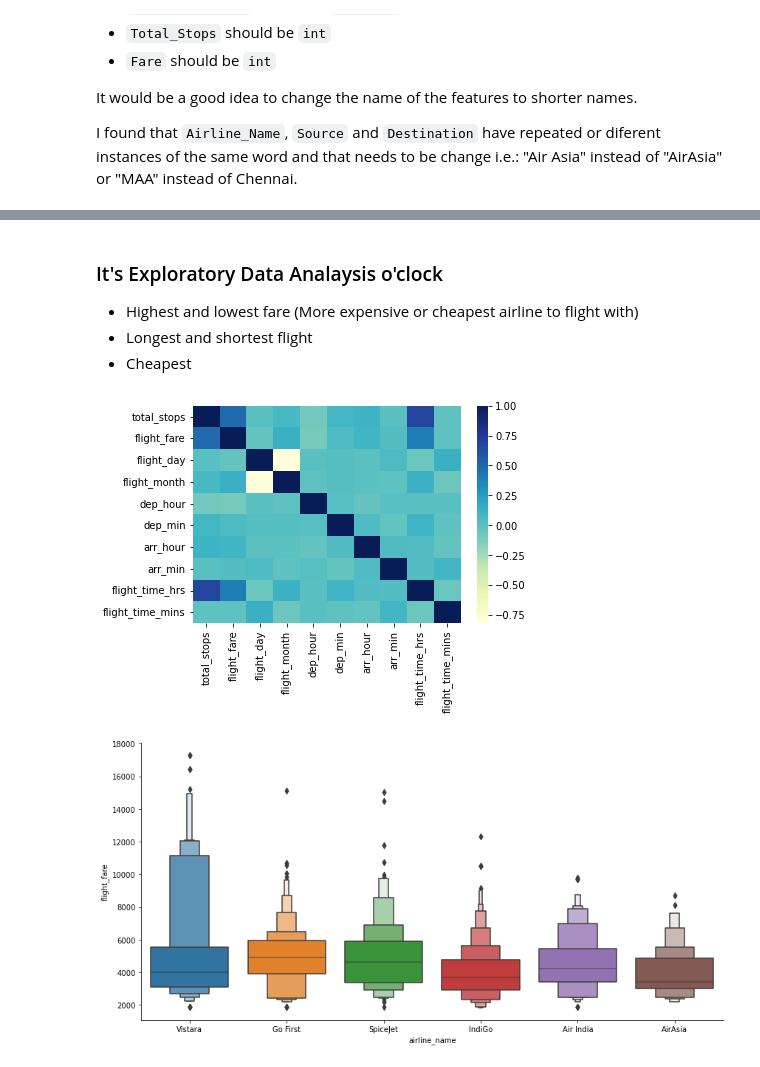
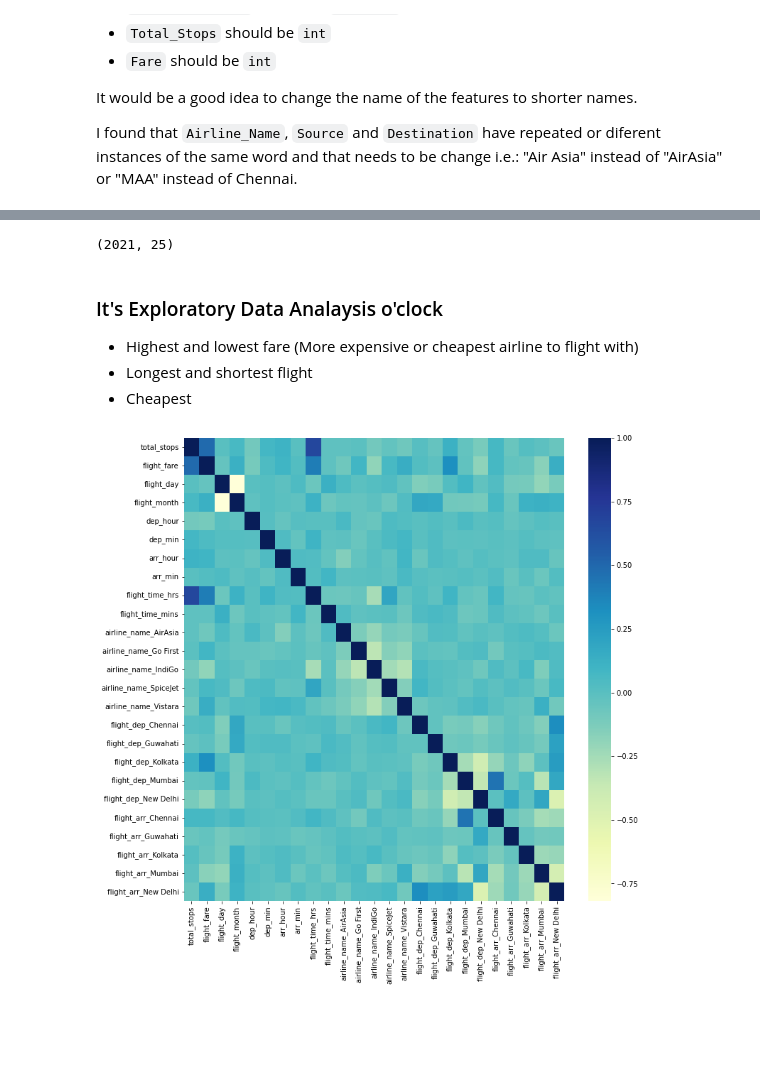
Before and after one commit to maco-data/airline-fare-prediction, a Jupyter notebook: notebook_eda.ipynb, the cells around one changed output, grey strips where cells are left out. Saved outputs shown, nothing was run; the diff lists cells and outputs as text; code cells hidden in the pictures; blank space fills up the shorter version.

Commit message:
Complete train data processing

```diff
--- a/notebook_eda.ipynb
+++ b/notebook_eda.ipynb
@@ -273,0 +295,8 @@ train_data.head()
+# %%
+# Converting "airline_name" from categorical data to numerical
+
+airline = df[['airline_name']]
+
+airline = pd.get_dummies(airline, drop_first=True)
+
+airline.head()
@@ -273,0 +327,8 @@ train_data.head()
+# %%
+# Converting "flight_dep" from categorical data to numerical
+
+origin = df[['flight_dep']]
+
+origin = pd.get_dummies(origin, drop_first=True)
+
+origin.head()
@@ -273,0 +360,8 @@ train_data.head()
+# %%
+# Converting "flight_arr" from categorical data to numerical
+
+destination = df[['flight_arr']]
+
+destination = pd.get_dummies(destination, drop_first=True)
+
+destination.head()
@@ -273,0 +375,7 @@ train_data.head()
+# %%
+# Concatenating all dataframes --> train_data + airline + origin + destiantion
+train_data = pd.concat([df, airline, origin, destination], axis = 1)
+
+# Dropping airline_name, flight_dep and flight_arr features
+train_data.drop(["airline_name", "flight_dep", "flight_arr"], axis = 1, inplace = True)
+train_data.head()
@@ -274,3 +390,7 @@ train_data.head()
+# %%
+train_data.shape
+# %% [output]
+(2021, 25)
 # %% [markdown]
 ### It's Exploratory Data Analaysis o'clock
 
@@ -278,15 +398,11 @@ train_data.head()
 - Longest and shortest flight
 - Cheapest
 # %%
+
+plt.figure(figsize = (12, 12))
 sns.heatmap(train_data.corr(), cmap="YlGnBu")
 plt.show()
 # %% [output]
-[figure, old version]
+[figure, new version]
-# %%
-# Airline vs Price
-sns.catplot(y = 'flight_fare', x = 'airline_name', data = train_data.sort_values("flight_fare", ascending = False), kind='boxen', height = 6, aspect = 2)
-plt.show()
-# %% [output]
-[figure, removed]
 # %%
 # Unique values check cell
```
Also changed, not shown: parts of 42 cells of this notebook.
